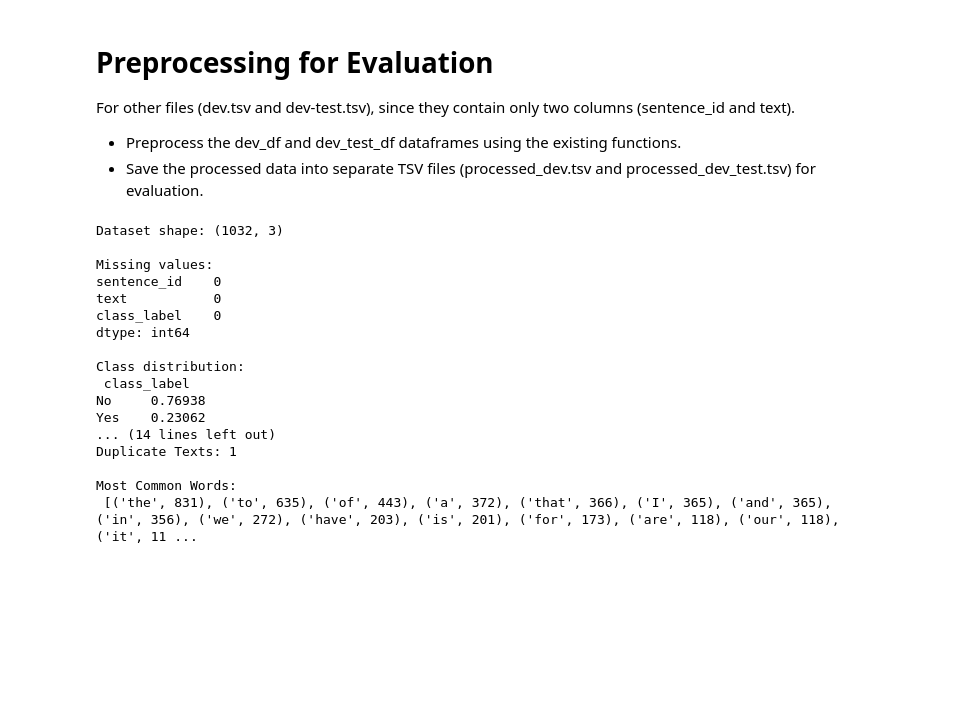
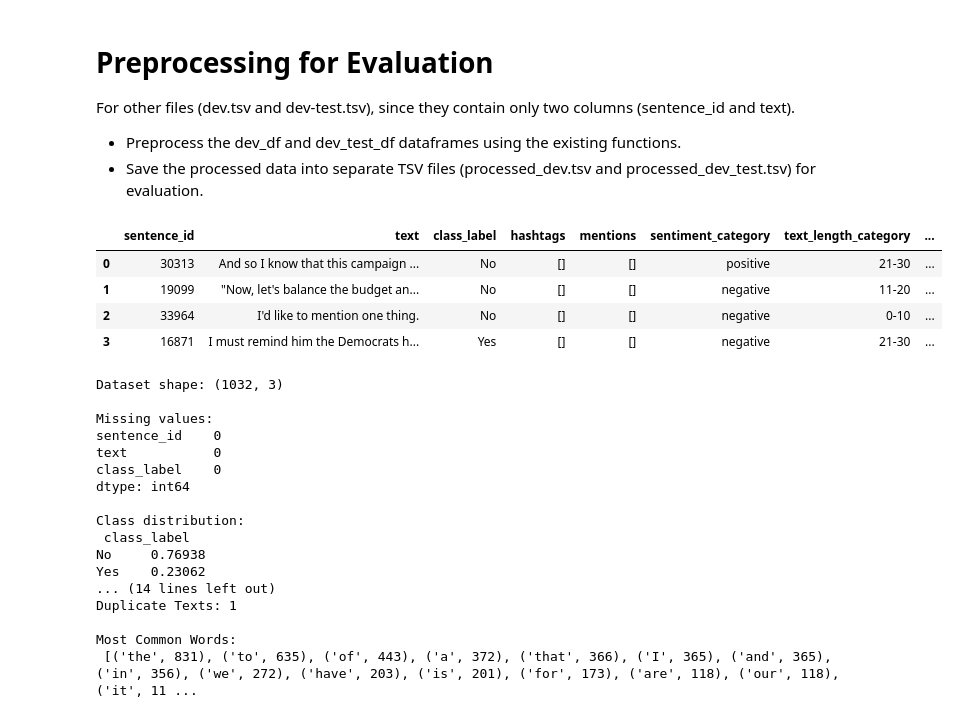
Before and after one commit to badaa002/Multilingual-Check-worthiness-Estimation-in-Text, a Jupyter notebook: notebooks/English_Political_Debates_Preprocessing_Notebook.ipynb, the cells around one changed output. Drawn from its saved outputs; the diff is of its cells as text; code cells hidden in the pictures; blank space fills up the shorter version.

```diff
--- a/notebooks/English_Political_Debates_Preprocessing_Notebook.ipynb
+++ b/notebooks/English_Political_Debates_Preprocessing_Notebook.ipynb
@@ -311,6 +299,61 @@ For other files (dev.tsv and dev-test.tsv), since they contain only two columns
 
 *   Preprocess the dev_df and dev_test_df dataframes using the existing functions.
 *   Save the processed data into separate TSV files (processed_dev.tsv and processed_dev_test.tsv) for evaluation.
+# %%
+from sklearn.decomposition import LatentDirichletAllocation
+from sklearn.feature_extraction.text import CountVectorizer
+
+# Function to count frequency of hashtags
+def count_hashtags_frequency(text):
+    hashtags = re.findall(r"#(\w+)", text)
+    return len(hashtags)
+
+# Function to analyze sentiment of hashtags
+def analyze_hashtag_sentiment(text):
+    hashtags = re.findall(r"#(\w+)", text)
+    if hashtags:
+        sentiment_scores = [TextBlob(hashtag).sentiment.polarity for hashtag in hashtags]
+        avg_sentiment = sum(sentiment_scores) / len(sentiment_scores)
+        return avg_sentiment
+    else:
+        return 0.0
+
+# Function for topic modeling with LDA
+def topic_modeling_with_lda(texts):
+    if not texts or texts == ['']:
+        return 0  # Return a placeholder value if texts is empty
+
+    vectorizer = CountVectorizer(max_df=0.95, min_df=2, stop_words='english')
+    dtm = vectorizer.fit_transform(texts)
+
+    lda = LatentDirichletAllocation(n_components=5, random_state=42)
+    lda.fit(dtm)
+
+    topics = lda.transform(dtm)
+
+    return topics.argmax(axis=1)[0]  # Return just the integer value of the topic
+
+def add_additional_features(train_df):
+    # Count frequency of hashtags and mentions
+    train_df['hashtags_frequency'] = train_df['text'].apply(count_hashtags_frequency)
+
+    # Analyze sentiment of hashtags
+    train_df['hashtags_sentiment'] = train_df['text'].apply(analyze_hashtag_sentiment)
+
+    # Topic modeling with LDA for hashtags
+    train_df['hashtags_topics'] = train_df['hashtags'].apply(lambda x: topic_modeling_with_lda([' '.join(x)]) if x else 0)
+
+    return train_df
+
+# Add additional features
+train_df = add_additional_features(train_df)
+train_df.head(4)
+# %% [output]
+|  | sentence_id | text | class_label | hashtags | mentions | sentiment_category | text_length_category | ... |
+| 0 | 30313 | And so I know that this campaign ... | No | [] | [] | positive | 21-30 | ... |
+| 1 | 19099 | "Now, let's balance the budget an... | No | [] | [] | negative | 11-20 | ... |
+| 2 | 33964 | I'd like to mention one thing. | No | [] | [] | negative | 0-10 | ... |
+| 3 | 16871 | I must remind him the Democrats h... | Yes | [] | [] | negative | 21-30 | ... |
 # %%
 import csv
 
```
Also changed, not shown: parts of 4 cells of this notebook, 4 other files.
